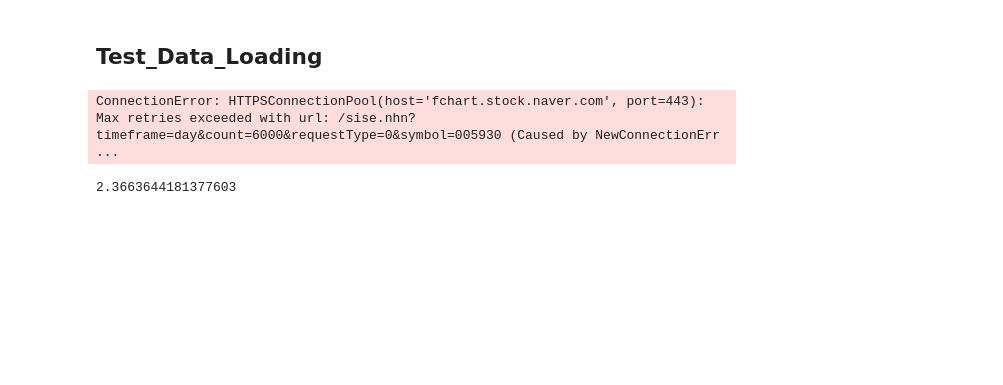
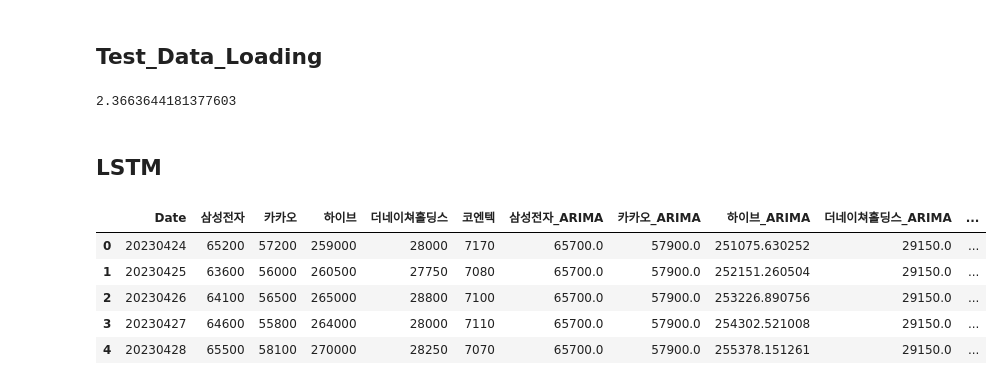
Before and after one commit to umkiyoung/Time_series_analysis, a Jupyter notebook: Stock_Price_Prediction.ipynb, the cells around one changed output. Cells and saved outputs as stored; diff of their text form; code cells hidden in the pictures; blank space fills up the shorter version.

Commit message:
prediction_updated

```diff
--- a/Stock_Price_Prediction.ipynb
+++ b/Stock_Price_Prediction.ipynb
@@ -156,40 +164,51 @@ def test_dataset_loading ():
             stocks.append(stock['Close'][j])
     submission = pd.DataFrame()
     submission['Date'] = PREIDCTION_DATE
-    submission['samsung_real'] = stocks[:5]
-    submission['kakao_real'] = stocks[5:10]
-    submission['hive_real'] = stocks[10:15]
-    submission['nature_real'] = stocks[15:20]
-    submission['koen_real'] = stocks[20:25]
+    submission['삼성전자'] = stocks[:5]
+    submission['카카오'] = stocks[5:10]
+    submission['하이브'] = stocks[10:15]
+    submission['더네이쳐홀딩스'] = stocks[15:20]
+    submission['코엔텍'] = stocks[20:25]
     return submission
 submission = test_dataset_loading()
-# %% [output]
-ConnectionError: HTTPSConnectionPool(host='fchart.stock.naver.com', port=443): Max retries exceeded with url: /sise.nhn?timeframe=day&count=6000&requestType=0&symbol=005930 (Caused by NewConnectionErr ...
 # %%
 # 오른쪽 항은 예측값을 넣으시면 됩니다!
 ## 아래의 오른쪽 항은 산식 산출 확인을 위해 임의로 넣은 값입니다!
 
-def submission_prediction(submission, predict):
-    submission['samsung_forecast'] = predict['삼성전자']
-    submission['kakao_forecast'] = predict['카카오']
-    submission['hive_forecast'] = predict['하이브']
-    submission['nature_forecast'] = predict['더네이쳐홀딩스']
-    submission['koen_forecast'] = predict['코엔텍']
+def submission_prediction(submission, predict, model_name='ARIMA'):
+    submission[f'삼성전자_{model_name}'] = predict['삼성전자']
+    submission[f'카카오_{model_name}'] = predict['카카오']
+    submission[f'하이브_{model_name}'] = predict['하이브']
+    submission[f'더네이쳐홀딩스_{model_name}'] = predict['더네이쳐홀딩스']
+    submission[f'코엔텍_{model_name}'] = predict['코엔텍']
     return submission
 
-submission = submission_prediction(submission, predict)
 ## 이 아래는 수정 사항 없습니다.
 
-def final_score(submission):
-    a = np.sum(np.abs(submission['samsung_real']-submission['samsung_forecast']))/np.sum(submission['samsung_real'])
-    b = np.sum(np.abs(submission['kakao_real']-submission['kakao_forecast']))/np.sum(submission['kakao_real'])
-    c = np.sum(np.abs(submission['hive_real']-submission['hive_forecast']))/np.sum(submission['hive_real'])
-    d = np.sum(np.abs(submission['nature_real']-submission['nature_forecast']))/np.sum(submission['nature_real'])
-    e = np.sum(np.abs(submission['koen_real']-submission['koen_forecast']))/np.sum(submission['koen_real'])
+def final_score(submission, model_name='ARIMA'):
+    a = np.sum(np.abs(submission['삼성전자']-submission[f'삼성전자_{model_name}']))/np.sum(submission['삼성전자'])
+    b = np.sum(np.abs(submission['카카오']-submission[f'카카오_{model_name}']))/np.sum(submission['카카오'])
+    c = np.sum(np.abs(submission['하이브']-submission[f'하이브_{model_name}']))/np.sum(submission['하이브'])
+    d = np.sum(np.abs(submission['더네이쳐홀딩스']-submission[f'더네이쳐홀딩스_{model_name}']))/np.sum(submission['더네이쳐홀딩스'])
+    e = np.sum(np.abs(submission['코엔텍']-submission[f'코엔텍_{model_name}']))/np.sum(submission['코엔텍'])
+
 
     final_score = np.mean([a,b,c,d,e]) * 100
     return final_score
 
+
+submission = submission_prediction(submission, predict_ARIMA)
 final_score(submission)
 # %% [output]
 2.3663644181377603
+# %% [markdown]
+## LSTM
+# %%
+submission
+# %% [output]
+|  | Date | 삼성전자 | 카카오 | 하이브 | 더네이쳐홀딩스 | 코엔텍 | 삼성전자_ARIMA | 카카오_ARIMA | 하이브_ARIMA | 더네이쳐홀딩스_ARIMA | ... |
+| 0 | 20230424 | 65200 | 57200 | 259000 | 28000 | 7170 | 65700.0 | 57900.0 | 251075.630252 | 29150.0 | ... |
+| 1 | 20230425 | 63600 | 56000 | 260500 | 27750 | 7080 | 65700.0 | 57900.0 | 252151.260504 | 29150.0 | ... |
+| 2 | 20230426 | 64100 | 56500 | 265000 | 28800 | 7100 | 65700.0 | 57900.0 | 253226.890756 | 29150.0 | ... |
+| 3 | 20230427 | 64600 | 55800 | 264000 | 28000 | 7110 | 65700.0 | 57900.0 | 254302.521008 | 29150.0 | ... |
+| 4 | 20230428 | 65500 | 58100 | 270000 | 28250 | 7070 | 65700.0 | 57900.0 | 255378.151261 | 29150.0 | ... |
```
Also changed, not shown: parts of 10 cells of this notebook, 1 other file.
